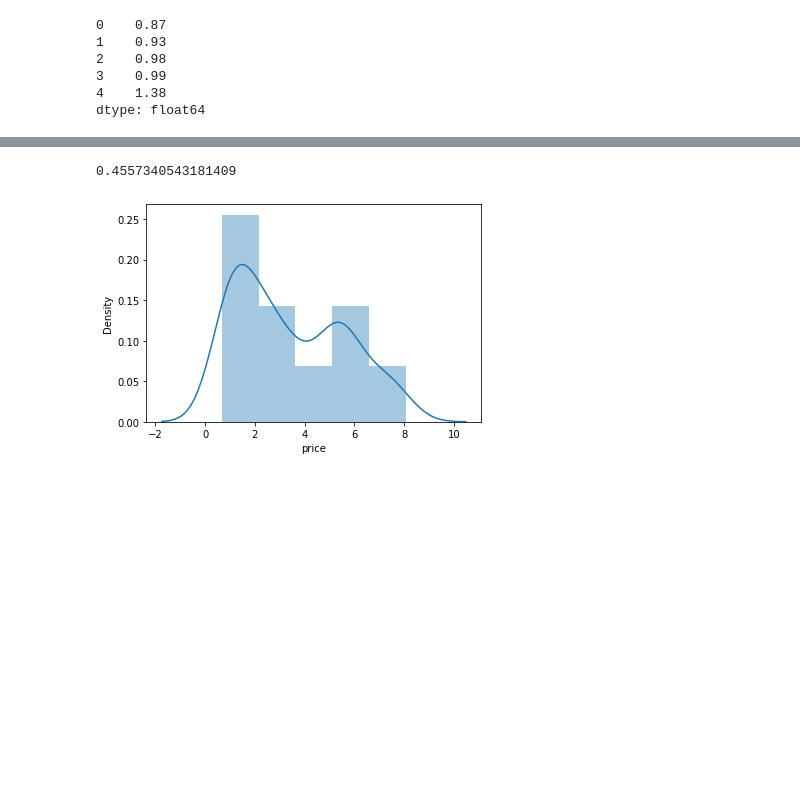
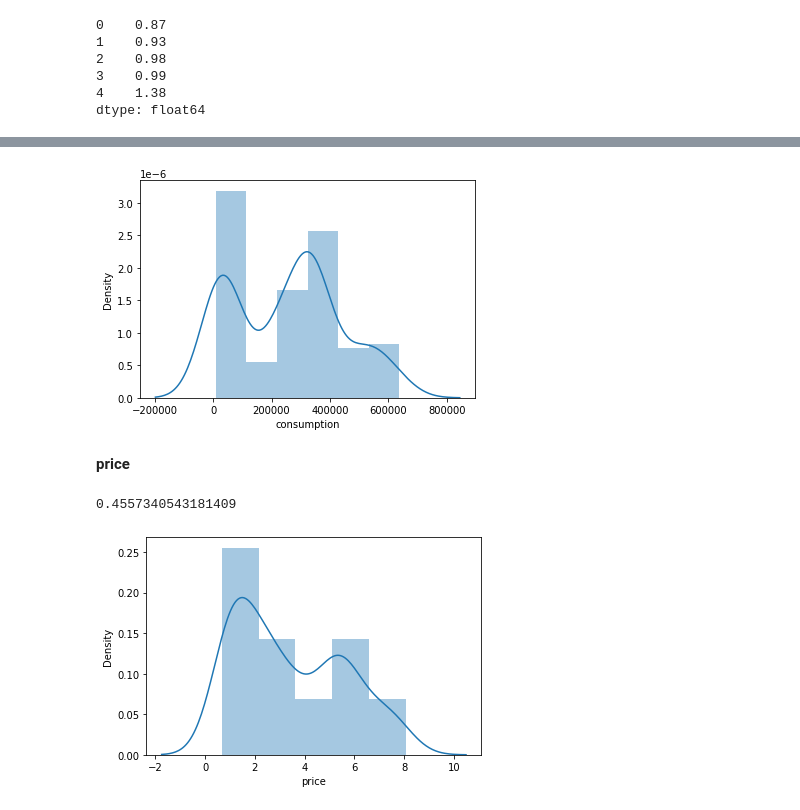
Before and after one commit to alisaSugiarti/datamining, a Jupyter notebook: _sources/Tugas 1.ipynb, the cells around one changed output, grey strips where cells are left out. Cells and saved outputs as stored; diff of their text form; code cells hidden in the pictures; blank space fills up the shorter version.

```diff
--- a/_sources/Tugas 1.ipynb
+++ b/_sources/Tugas 1.ipynb
@@ -39,0 +85,3 @@ memory usage: 12.0+ KB
+# %%
+data_consumption = dataset['consumption']
+data_consumption
@@ -83,3 +491,11 @@ dtype: float64
+# %%
+plt.figure()
+sns.distplot(data_consumption)
+plt.show()
+# %% [output]
+[figure, added]
+# %% [markdown]
+**price**
 # %%
 # untuk melihat/menghitung kemiringan grafik
 data_price.skew()
```
Also changed, not shown: parts of 105 cells of this notebook, 12 other files.
